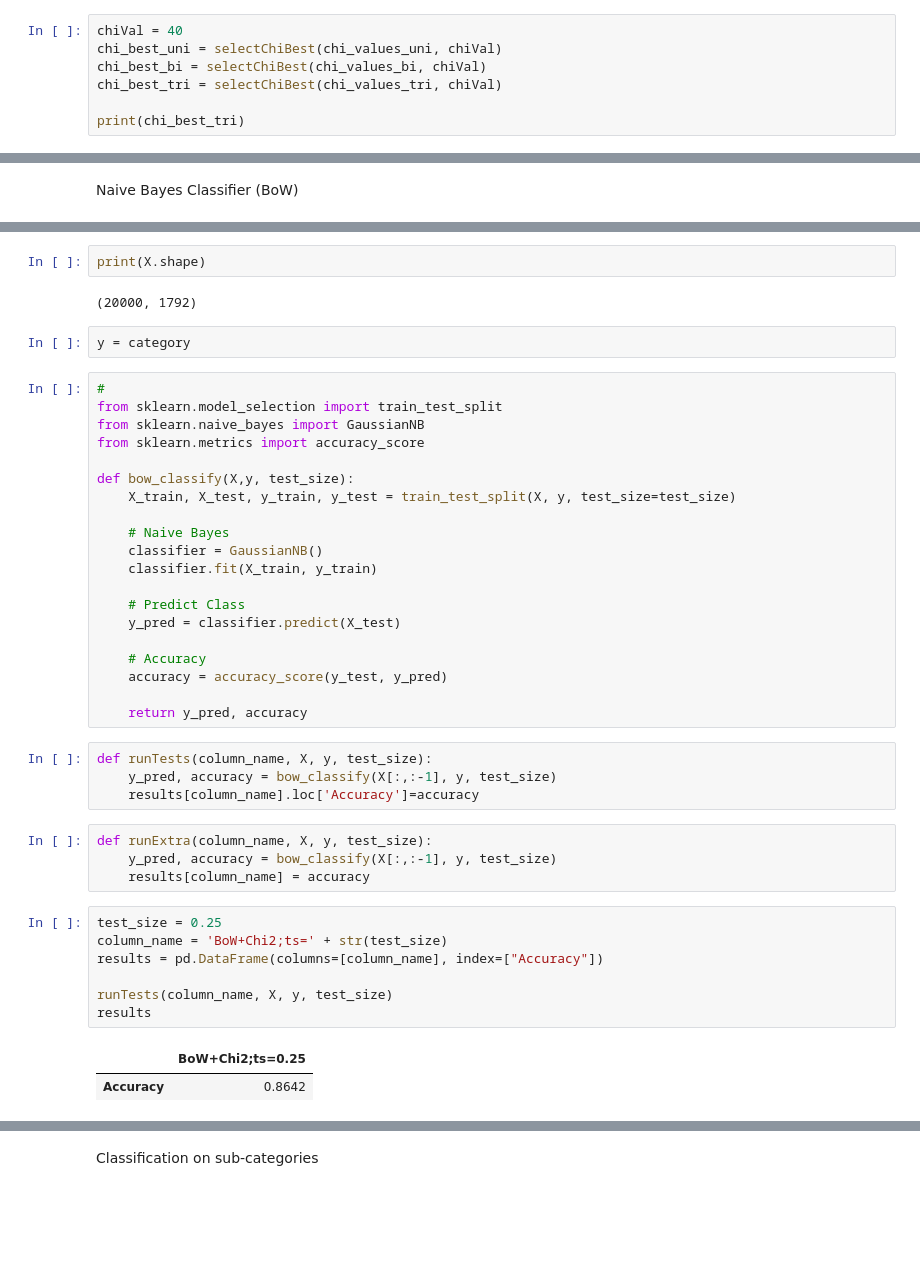
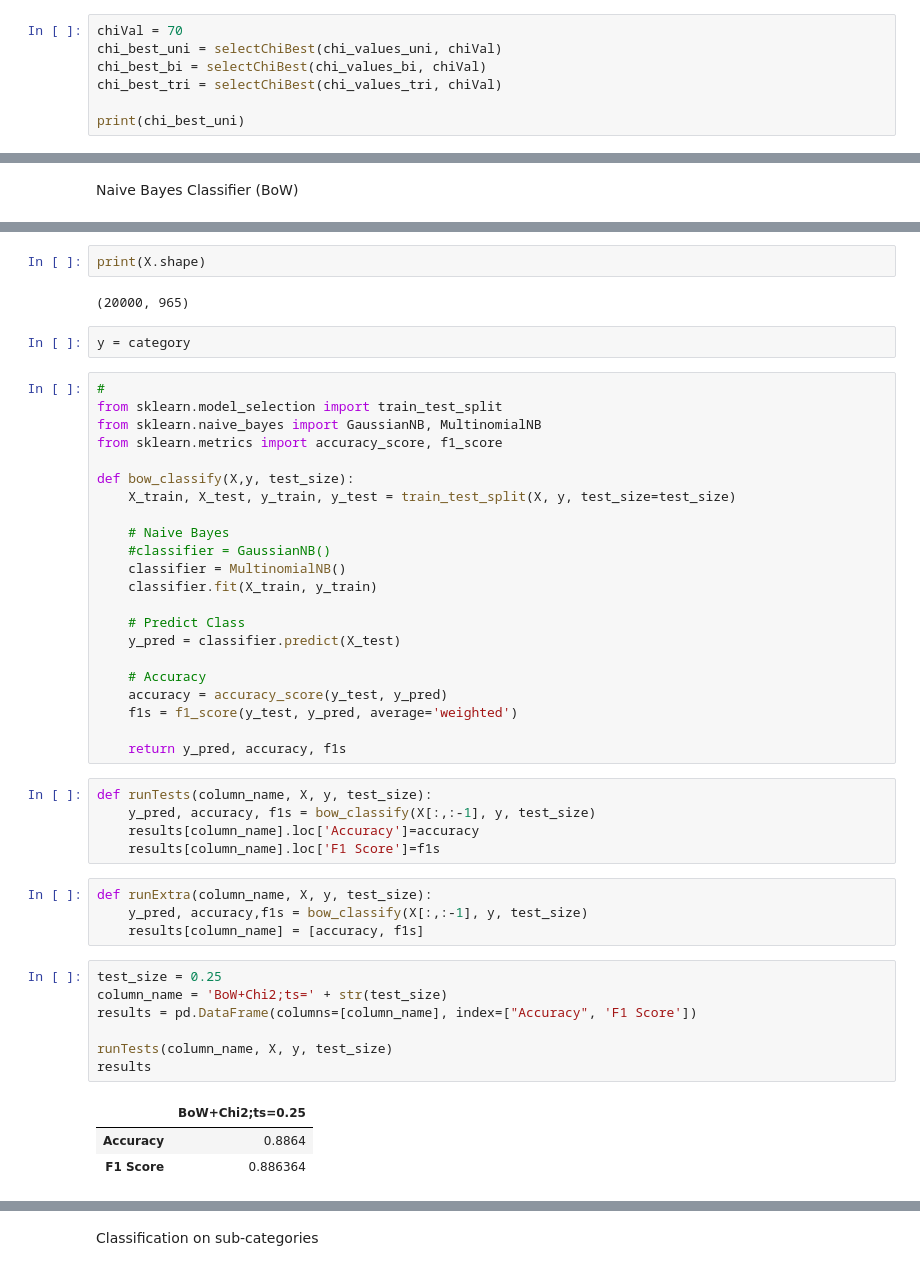
Before and after one commit to mijovicmia/4YP, a Jupyter notebook: Work/work w5.ipynb, the cells around one changed output, grey strips where cells are left out. Drawn from its saved outputs; the diff is of its cells as text; blank space fills up the shorter version.

```diff
--- a/Work/work w5.ipynb
+++ b/Work/work w5.ipynb
@@ -485,10 +485,10 @@ def selectChiBest(features, chiVal):
     features = {a: features[a] for a in features if features[a]>chiVal}
     return features
 # %%
-chiVal = 40
+chiVal = 70
 chi_best_uni = selectChiBest(chi_values_uni, chiVal)
 chi_best_bi = selectChiBest(chi_values_bi, chiVal)
 chi_best_tri = selectChiBest(chi_values_tri, chiVal)
 
-print(chi_best_tri)
+print(chi_best_uni)
 # %% [output]
@@ -615,20 +615,21 @@ print(X)
 # %%
 print(X.shape)
 # %% [output]
-(20000, 1792)
+(20000, 965)
 # %%
 y = category
 # %%
 #
 from sklearn.model_selection import train_test_split
-from sklearn.naive_bayes import GaussianNB
-from sklearn.metrics import accuracy_score
+from sklearn.naive_bayes import GaussianNB, MultinomialNB
+from sklearn.metrics import accuracy_score, f1_score
 
 def bow_classify(X,y, test_size):
     X_train, X_test, y_train, y_test = train_test_split(X, y, test_size=test_size)
 
     # Naive Bayes
-    classifier = GaussianNB()
+    #classifier = GaussianNB()
+    classifier = MultinomialNB()
     classifier.fit(X_train, y_train)
 
     # Predict Class
@@ -636,26 +637,29 @@ def bow_classify(X,y, test_size):
 
     # Accuracy
     accuracy = accuracy_score(y_test, y_pred)
+    f1s = f1_score(y_test, y_pred, average='weighted')
 
-    return y_pred, accuracy
+    return y_pred, accuracy, f1s
 # %%
 def runTests(column_name, X, y, test_size):
-    y_pred, accuracy = bow_classify(X[:,:-1], y, test_size)
+    y_pred, accuracy, f1s = bow_classify(X[:,:-1], y, test_size)
     results[column_name].loc['Accuracy']=accuracy
+    results[column_name].loc['F1 Score']=f1s
 # %%
 def runExtra(column_name, X, y, test_size):
-    y_pred, accuracy = bow_classify(X[:,:-1], y, test_size)
-    results[column_name] = accuracy
+    y_pred, accuracy,f1s = bow_classify(X[:,:-1], y, test_size)
+    results[column_name] = [accuracy, f1s]
 # %%
 test_size = 0.25
 column_name = 'BoW+Chi2;ts=' + str(test_size)
-results = pd.DataFrame(columns=[column_name], index=["Accuracy"])
+results = pd.DataFrame(columns=[column_name], index=["Accuracy", 'F1 Score'])
 
 runTests(column_name, X, y, test_size)
 results
 # %% [output]
 |  | BoW+Chi2;ts=0.25 |
-| Accuracy | 0.8642 |
+| Accuracy | 0.8864 |
+| F1 Score | 0.886364 |
 # %%
 test_size = 0.5
 column_name = 'BoW+Chi2;ts=' + str(test_size)
```
Also changed, not shown: parts of 31 cells of this notebook, 1 other file.
